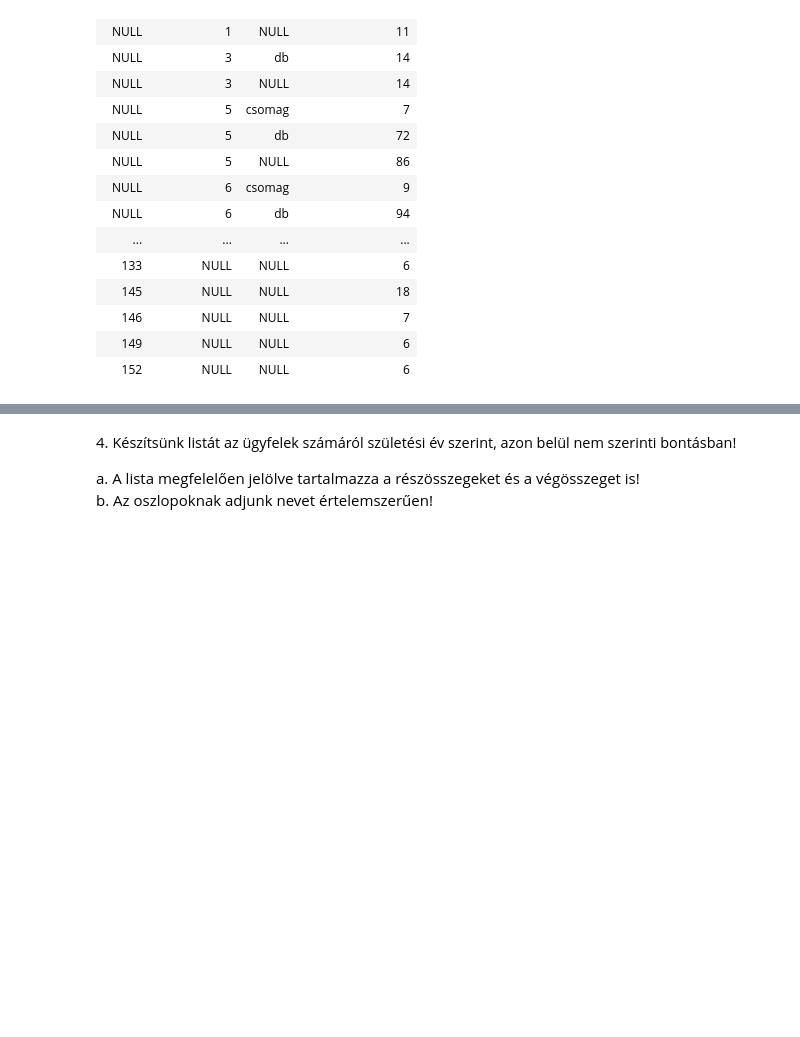
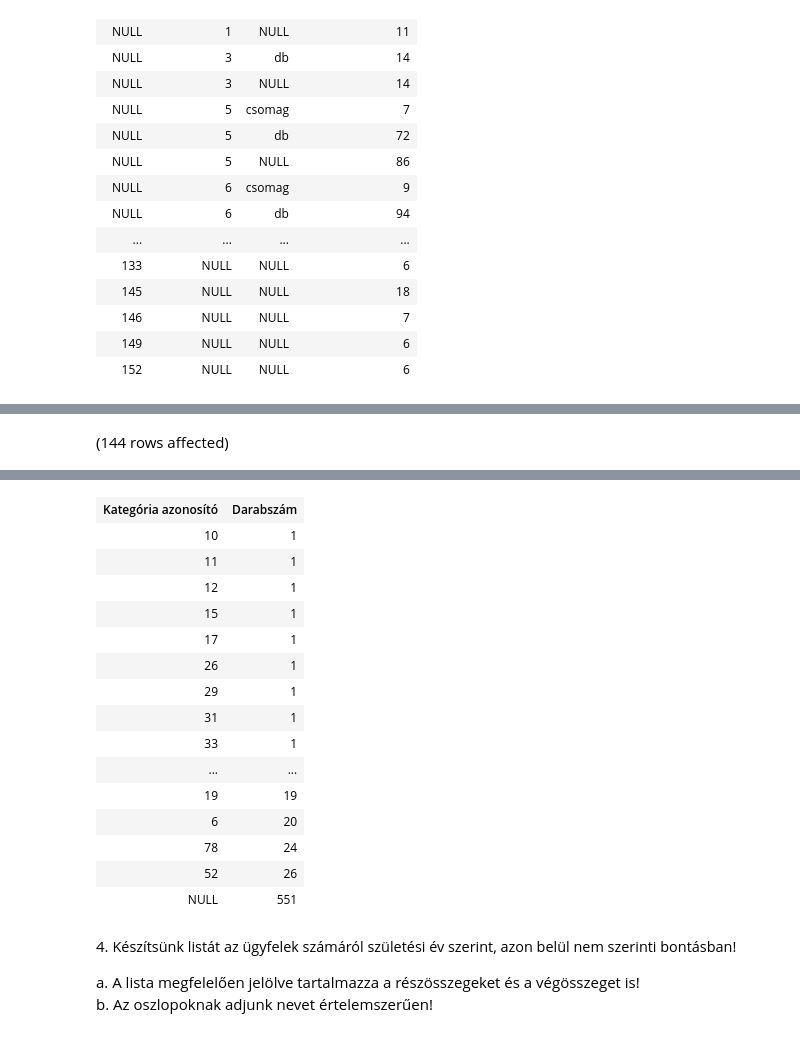
Before and after one commit to MikicsTamas/Adatb-zisok, a Jupyter notebook: gyakorlat04_feladatok.ipynb, the cells around one changed output, grey strips where cells are left out. Drawn from its saved outputs; the diff is of its cells as text; code cells hidden in the pictures; blank space fills up the shorter version.

```diff
--- a/gyakorlat04_feladatok.ipynb
+++ b/gyakorlat04_feladatok.ipynb
@@ -70,3 +70,11 @@ a. Elég megjeleníteni a kategóriák azonosítóit és a darabszámokat!
 
 
 ![](https://moodle.uni-corvinus.hu/theme/image.php/adaptable/atto_h5p/1709548862/icon)
+# %%
+SELECT KAT_ID AS 'Kategória azonosító',
+       COUNT(*) AS 'Darabszám'
+FROM Termek
+GROUP BY ROLLUP(KAT_ID)
+ORDER BY COUNT(*) ASC
+# %% [output]
+(144 rows affected)
@@ -73,3 +82,19 @@ a. Elég megjeleníteni a kategóriák azonosítóit és a darabszámokat!
+| Kategória azonosító | Darabszám |
+| 10 | 1 |
+| 11 | 1 |
+| 12 | 1 |
+| 15 | 1 |
+| 17 | 1 |
+| 26 | 1 |
+| 29 | 1 |
+| 31 | 1 |
+| 33 | 1 |
+| ... | ... |
+| 19 | 19 |
+| 6 | 20 |
+| 78 | 24 |
+| 52 | 26 |
+| NULL | 551 |
 # %% [markdown]
 4. <span style="background-color: rgb(255, 255, 255); color: rgb(0, 0, 0); font-family: &quot;Open Sans&quot;, sans-serif; font-size: 14.44px;">Készítsünk listát az ügyfelek számáról születési év szerint, azon belül nem szerinti bontásban!&nbsp;</span>
 
```
Also changed, not shown: parts of 1 cell of this notebook.
